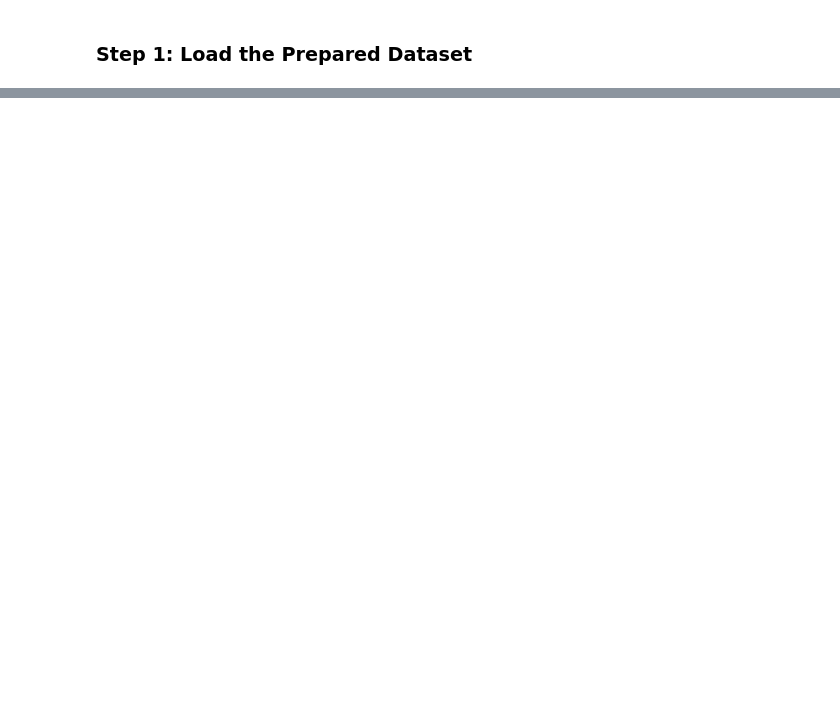
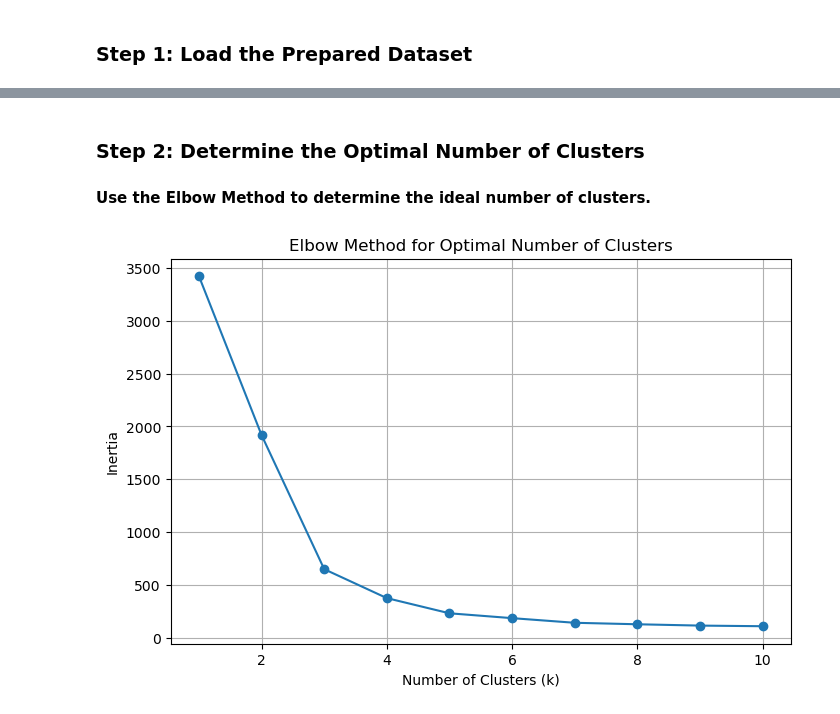
Before and after one commit to mnazhar13/DataAnalyticsProject, a Jupyter notebook: LTBI-estimates-Workbook.ipynb, the cells around one changed output, grey strips where cells are left out. Saved outputs shown, nothing was run; the diff lists cells and outputs as text; code cells hidden in the pictures; blank space fills up the shorter version.

```diff
--- a/LTBI-estimates-Workbook.ipynb
+++ b/LTBI-estimates-Workbook.ipynb
@@ -328,0 +522,40 @@ plt.show()
+# %%
+import pandas as pd
+from sklearn.preprocessing import StandardScaler
+
+# Select relevant features for clustering
+features = ['household_contact_per_people', 'eligible_percent']
+clustering_data = tb_data_prepared[features].copy()
+
+# Handle missing values by filling with the median
+clustering_data.fillna(clustering_data.median(), inplace=True)
+
+# Normalize the data
+scaler = StandardScaler()
+clustering_data_scaled = scaler.fit_transform(clustering_data)
+# %% [markdown]
+### Step 2: Determine the Optimal Number of Clusters
+
+#### Use the Elbow Method to determine the ideal number of clusters.
+# %%
+from sklearn.cluster import KMeans
+import matplotlib.pyplot as plt
+
+# Determine the optimal number of clusters using the Elbow Method
+inertia = []
+k_values = range(1, 11)
+for k in k_values:
+    kmeans = KMeans(n_clusters=k, random_state=42)
+    kmeans.fit(clustering_data_scaled)
+    inertia.append(kmeans.inertia_)
+
+# Plot the Elbow Curve
+plt.figure(figsize=(8, 5))
+plt.plot(k_values, inertia, marker='o')
+plt.title('Elbow Method for Optimal Number of Clusters')
+plt.xlabel('Number of Clusters (k)')
+plt.ylabel('Inertia')
+plt.grid()
+plt.show()
+# %% [output]
+[figure, added]
```
Also changed, not shown: parts of 47 cells of this notebook.
